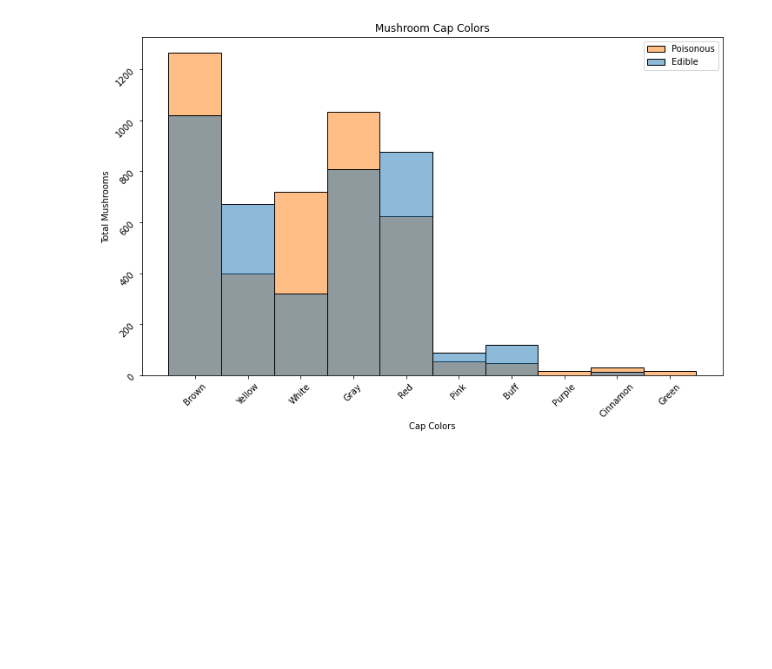
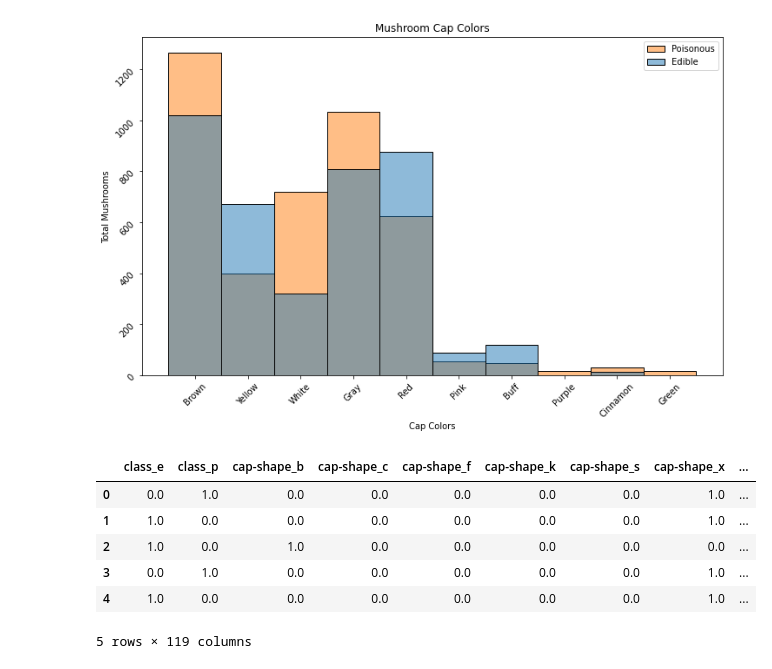
Before and after one commit to Jkhou1000/Mushroom-Classifier, a Jupyter notebook: Mushroom_Project.ipynb, the cells around one changed output. Saved outputs shown, nothing was run; the diff lists cells and outputs as text; code cells hidden in the pictures; blank space fills up the shorter version.

```diff
--- a/Mushroom_Project.ipynb
+++ b/Mushroom_Project.ipynb
@@ -132,3 +132,20 @@ ax.legend(labels=['Poisonous', 'Edible'])
 # %% [output]
 <matplotlib.legend.Legend at 0x...>
 [figure]
+# %%
+from sklearn.preprocessing import OneHotEncoder
+ohe = OneHotEncoder(sparse=False)
+#I am one hot encoding my dataframe in order to plot out multivariate analyses
+df_ohe = ohe.fit_transform(df)
+
+
+df_ohe = pd.DataFrame(df_ohe, columns=ohe.get_feature_names_out())
+df_ohe[:5]
+# %% [output]
+|  | class_e | class_p | cap-shape_b | cap-shape_c | cap-shape_f | cap-shape_k | cap-shape_s | cap-shape_x | ... |
+| 0 | 0.0 | 1.0 | 0.0 | 0.0 | 0.0 | 0.0 | 0.0 | 1.0 | ... |
+| 1 | 1.0 | 0.0 | 0.0 | 0.0 | 0.0 | 0.0 | 0.0 | 1.0 | ... |
+| 2 | 1.0 | 0.0 | 1.0 | 0.0 | 0.0 | 0.0 | 0.0 | 0.0 | ... |
+| 3 | 0.0 | 1.0 | 0.0 | 0.0 | 0.0 | 0.0 | 0.0 | 1.0 | ... |
+| 4 | 1.0 | 0.0 | 0.0 | 0.0 | 0.0 | 0.0 | 0.0 | 1.0 | ... |
+5 rows × 119 columns
```
Also changed, not shown: parts of 8 cells of this notebook.
